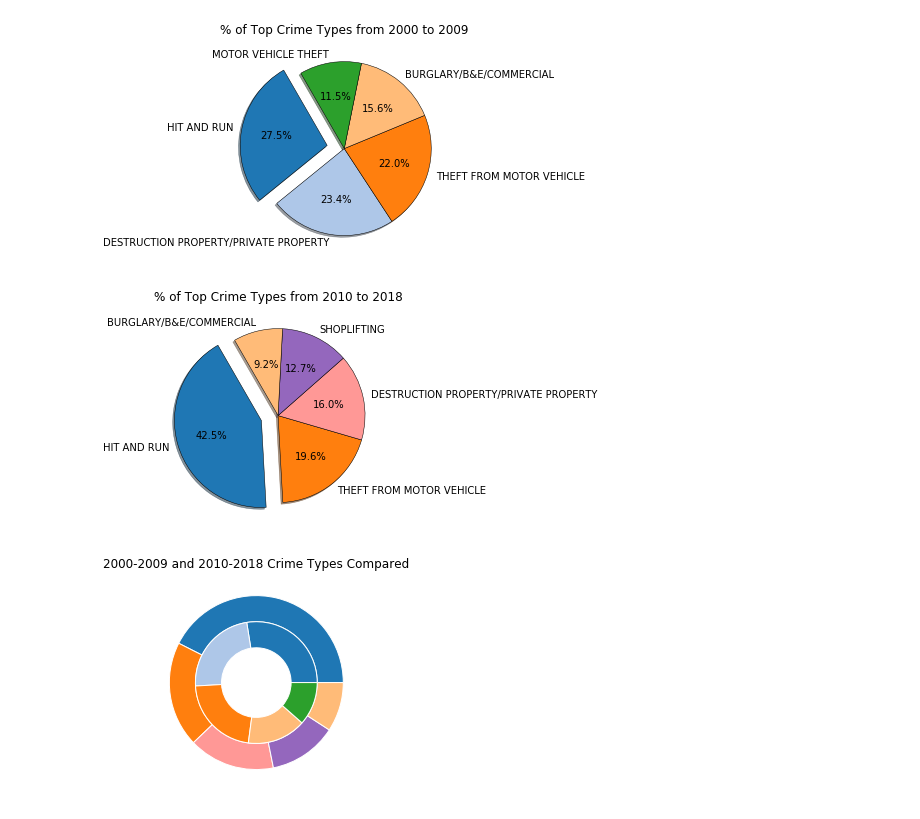
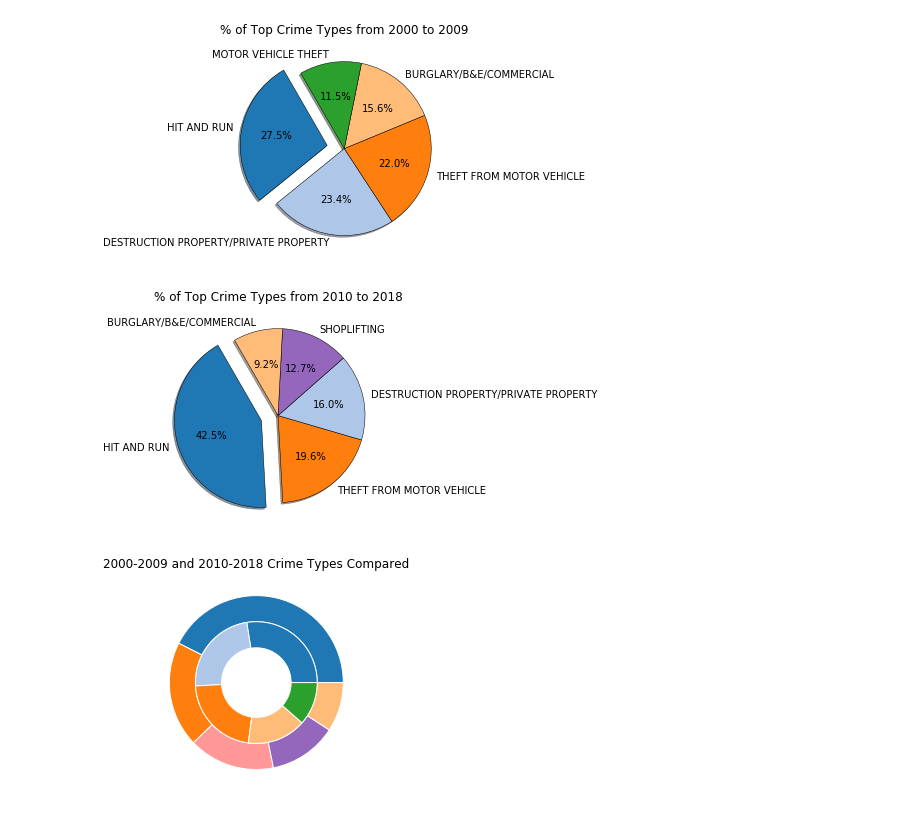
Before and after one commit to jackyhoover/Scotts-Addition-RVA-Analysis, a Jupyter notebook: Data Analysis - Crime Data - final.ipynb, the cells around one changed output. Cells and saved outputs as stored; diff of their text form; code cells hidden in the pictures.

```diff
--- a/Data Analysis - Crime Data - final.ipynb
+++ b/Data Analysis - Crime Data - final.ipynb
@@ -160,19 +160,19 @@ plt.show()
 # %%
 late_type_list = late_crime["OFFENSE_CODE_DESC"].value_counts()
 late_top_five = late_type_list.head(5)
 late_labels = late_top_five.index
 explode = (0.2, 0, 0, 0, 0)
 
-colors = [tableau20[0], tableau20[2], tableau20[7], tableau20[8],
-                    tableau20[3], tableau20[18]]
+colors = [tableau20[0], tableau20[2], tableau20[1], tableau20[8],
+                    tableau20[3], tableau20[1]]
 
 plt.pie(late_top_five, startangle=120, colors=colors, labels=late_labels, explode=explode, autopct="%1.1f%%",
         shadow=True, wedgeprops = {"linewidth": .5, "edgecolor": "black"})
 plt.title("% of Top Crime Types from 2010 to 2018")
 plt.savefig("..\\Scotts-Addition-RVA-Analysis\\plots\\percent_top_crime_types_2010_2018.jpeg")
 plt.show()
 # %% [output]
-[figure, old version]
+[figure, new version]
 # %%
 fig, ax = plt.subplots()
 
```
Also changed, not shown: 2 other files.
